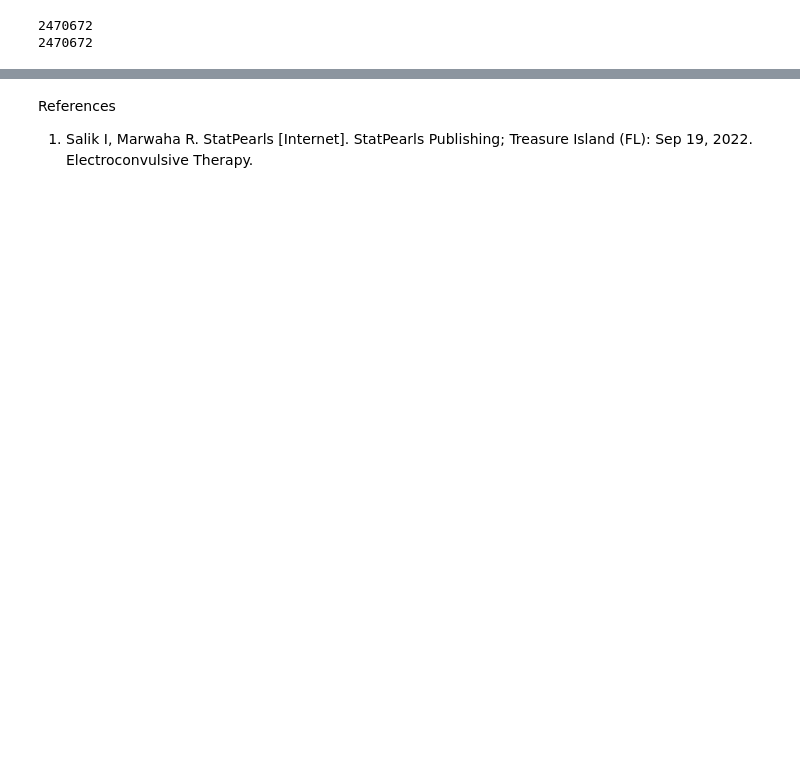
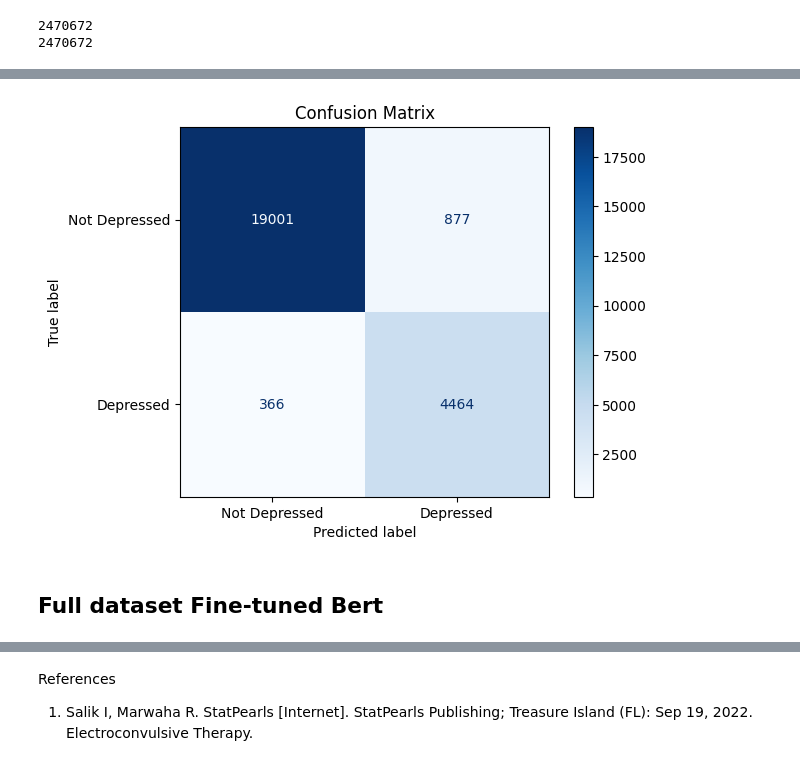
Before and after one commit to BYam24/Reddit-Depression-Analysis-Classification, a Jupyter notebook: depression.ipynb, the cells around one changed output, grey strips where cells are left out. Saved outputs shown, nothing was run; the diff lists cells and outputs as text; code cells hidden in the pictures; blank space fills up the shorter version.

```diff
--- a/depression.ipynb
+++ b/depression.ipynb
@@ -450,11 +694,12 @@ def load_checkpoint(checkpoint_path, model, optimizer, scheduler, scaler):
 os.environ['CUDA_LAUNCH_BLOCKING'] = '1'
 
 # Load a pre-trained BERT model with a classification head
-model = BertForSequenceClassification.from_pretrained("bert-base-uncased", torch_dtype=torch.float16, num_labels = 2)
+config = BertConfig.from_pretrained("bert-base-uncased", hidden_dropout_prob=0.3, attention_probs_dropout_prob=0.3, num_labels=2)
+model = BertForSequenceClassification.from_pretrained("bert-base-uncased", torch_dtype=torch.float16, config=config)
 model = model.to('cuda')
 
 # Optimizer
-optimizer = AdamW(model.parameters(), lr=2e-5)
+optimizer = AdamW(model.parameters(), lr=1e-5, weight_decay=0.01)
 
 # Scheduler
 scheduler = StepLR(optimizer, step_size=1, gamma=0.1)  # Decreases LR by 0.1 every epoch
@@ -468,8 +713,8 @@ model = model.to(torch.float32).to('cuda')
 def train(model, train_dataloader, val_dataloader, optimizer, scheduler, scaler, epochs=3, start_epoch=0, checkpoint_dir="checkpoints"):
     train_losses = []
     val_losses = []
-    for epoch in range(epochs):
-        print(f"Epoch {epoch + 1}/{epochs}")
+    for epoch in range(start_epoch , epochs):
+        print(f"Epoch {epoch}/{epochs}")
 
         # Training phase
         model.train()  # Set model to training mode
@@ -514,7 +759,7 @@ def train(model, train_dataloader, val_dataloader, optimizer, scheduler, scaler,
             train_progress.set_postfix({"Batch Loss": loss.item()})
 
         avg_train_loss = sum(batch_train_losses) / len(batch_train_losses)
-        train_losses.extend(batch_train_losses)  # Extend by batch losses
+        train_losses.append(avg_train_loss)
         print(f"Training loss: {avg_train_loss}")
 
         # Step the scheduler
@@ -553,8 +798,7 @@ def train(model, train_dataloader, val_dataloader, optimizer, scheduler, scaler,
                 val_progress.set_postfix({"Batch Loss": loss.item()})
 
         avg_val_loss = sum(batch_val_losses) / len(batch_val_losses)
-        val_losses.extend(batch_val_losses)  # Extend by batch losses
-        val_losses.append(avg_val_loss)
+        val_losses.append(avg_val_loss)  # Extend by batch losses
 
         accuracy = accuracy_score(true_labels, predictions)
         precision = precision_score(true_labels, predictions)
@@ -569,14 +813,14 @@ def train(model, train_dataloader, val_dataloader, optimizer, scheduler, scaler,
     return train_losses, val_losses
 
 
-checkpoint_path = "checkpoints/checkpoint_epoch_X.pt"  # Replace X with the last saved epoch number if resuming
+checkpoint_path = "subset_checkpoints/checkpoint_epoch_X.pt"  # Replace X with the last saved epoch number if resuming
 if os.path.exists(checkpoint_path):
     start_epoch = load_checkpoint(checkpoint_path, model, optimizer, scheduler, scaler)
 else:
     start_epoch = 0
 
 # Run the training with progress tracking and capture losses
-train_losses, val_losses = train(model, train_dataloader, val_dataloader, optimizer, scheduler, scaler, epochs=3, start_epoch=start_epoch)
+train_losses, val_losses = train(model, train_dataloader, val_dataloader, optimizer, scheduler, scaler, epochs=4, start_epoch=start_epoch, checkpoint_dir="subset_checkpoints")
 # %% [output]
 Some weights of BertForSequenceClassification were not initialized from the model checkpoint at bert-base-uncased and are newly initialized: ['classifier.bias', 'classifier.weight']
 You should probably TRAIN this model on a down-stream task to be able to use it for predictions and inference.
@@ -622,0 +973,36 @@ torch.save(model.state_dict(), "trained_small_model_state_dict.pt")
+# %%
+from tqdm import tqdm
+from sklearn.metrics import confusion_matrix, ConfusionMatrixDisplay
+import matplotlib.pyplot as plt
+
+def plot_confusion_matrix(model, test_dataloader, class_names):
+    model.eval()
+    predictions, true_labels = [], []
+
+    # Add progress bar to track progress through test_dataloader
+    with torch.no_grad():
+        for batch in tqdm(test_dataloader, desc="Generating Predictions", leave=False):
+            input_ids = batch['input_ids'].to('cuda')
+            attention_mask = batch['attention_mask'].to('cuda')
+            labels = batch['labels'].to('cuda')
+
+            outputs = model(input_ids, attention_mask=attention_mask)
+            preds = torch.argmax(outputs.logits, dim=1)
+
+            predictions.extend(preds.cpu().numpy())
+            true_labels.extend(labels.cpu().numpy())
+
+    # Compute confusion matrix
+    cm = confusion_matrix(true_labels, predictions)
+    disp = ConfusionMatrixDisplay(confusion_matrix=cm, display_labels=class_names)
+    disp.plot(cmap='Blues')
+    plt.title("Confusion Matrix")
+    plt.show()
+
+# Example usage
+class_names = ["Not Depressed", "Depressed"]  # Adjust class names to match your model’s output classes
+plot_confusion_matrix(model, test_dataloader, class_names)
+# %% [output]
+[figure, added]
+# %% [markdown]
+## Full dataset Fine-tuned Bert ##
```
Also changed, not shown: parts of 79 cells of this notebook.
